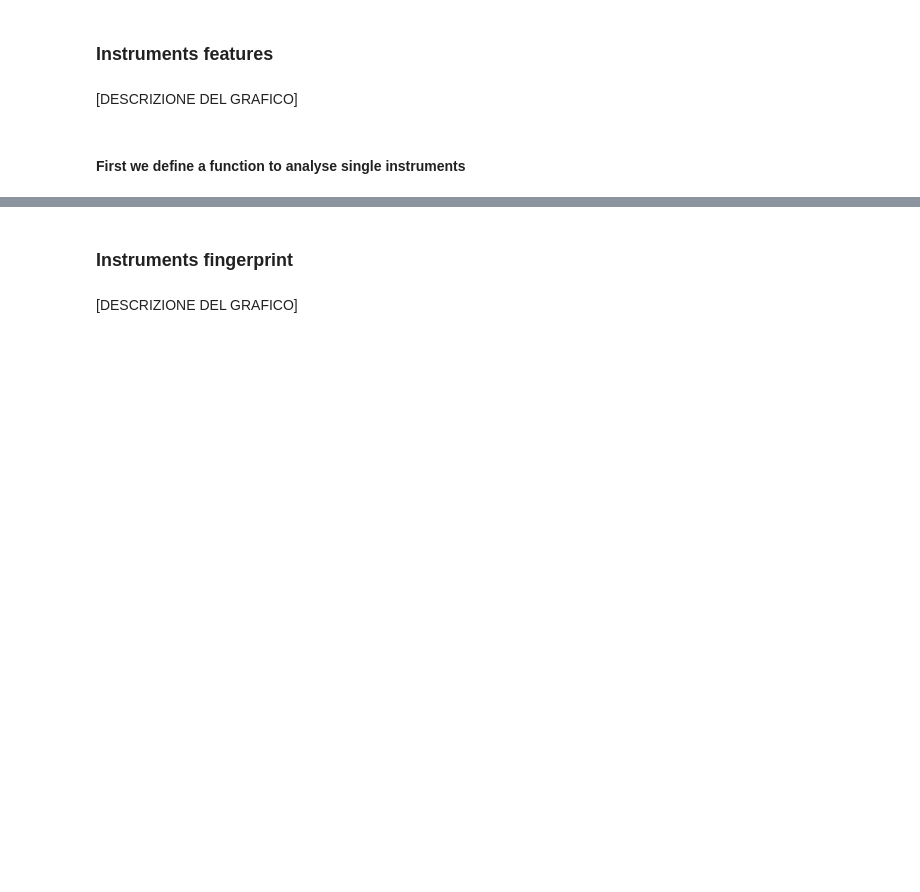
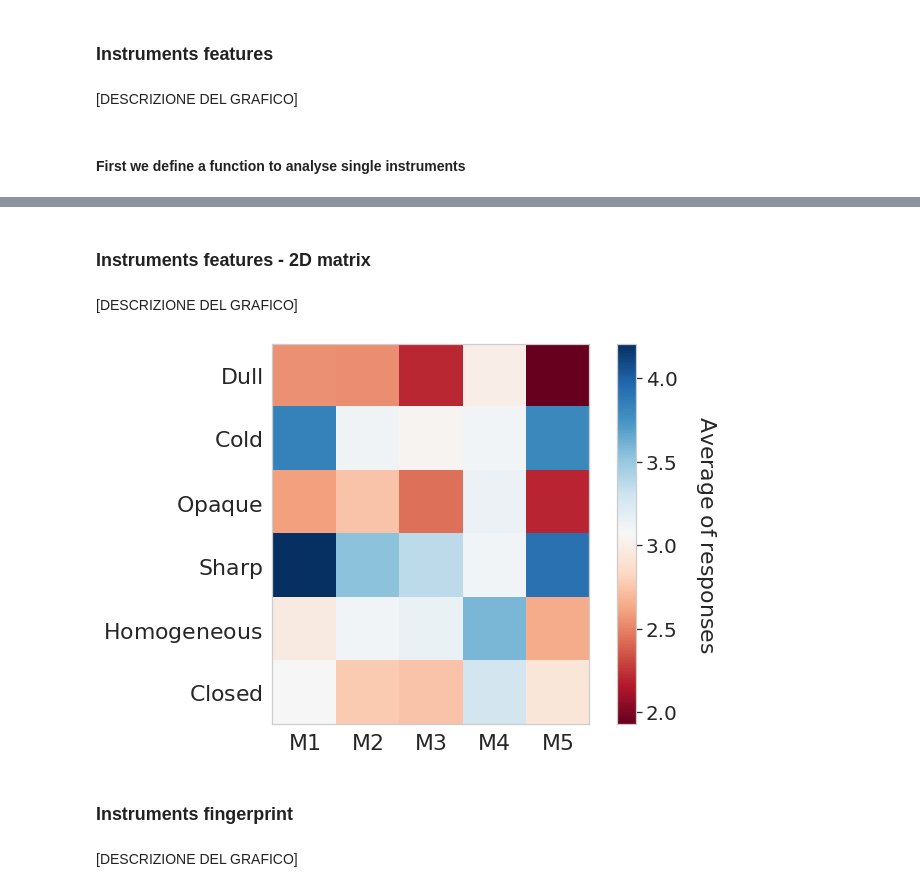
Before and after one commit to davidesalvi/mandolin_analysis, a Jupyter notebook: notebook/DataViz.ipynb, the cells around one changed output, grey strips where cells are left out. Saved outputs shown, nothing was run; the diff lists cells and outputs as text; code cells hidden in the pictures; blank space fills up the shorter version.

```diff
--- a/notebook/DataViz.ipynb
+++ b/notebook/DataViz.ipynb
@@ -329,3 +328,31 @@ plt.show()
+# %% [markdown]
+### Instruments features - 2D matrix <a class="anchor" id="features_2D_image"></a>
+# %%
+adjectives = [r'$\mathrm{Dull}$',r'$\mathrm{Cold}$',r'$\mathrm{Opaque}$',r'$\mathrm{Sharp}$',r'$\mathrm{Homogeneous}$',r'$\mathrm{Closed}$']
+mandolins = [r'$\mathrm{M1}$', r'$\mathrm{M2}$', r'$\mathrm{M3}$', r'$\mathrm{M4}$', r'$\mathrm{M5}$']
+
+mand1 = np.mean(data.iloc[:, 4:10], axis=0).to_list()
+mand2 = np.mean(data.iloc[:, 12:18], axis=0).to_list()
+mand3 = np.mean(data.iloc[:, 20:26], axis=0).to_list()
+mand4 = np.mean(data.iloc[:, 28:34], axis=0).to_list()
+mand5 = np.mean(data.iloc[:, 36:42], axis=0).to_list()
+# %% [markdown]
+[DESCRIZIONE DEL GRAFICO]
+# %%
+features_grid = np.array([mand1, mand2, mand3, mand4, mand5])
+plt.figure(figsize=(10, 7))
+sns.set_style("whitegrid", {'axes.grid' : False})
+
+plt.imshow(features_grid.T, cmap='RdBu')
+cbar = plt.colorbar()
+cbar.set_label(r'$\mathrm{Average\;of\;responses}$', rotation=270, size=22, labelpad=40)
+cbar.ax.tick_params(labelsize=20)
+
+plt.xticks(range(5), mandolins, size=22)
+plt.yticks(range(6), adjectives, size=22)
+plt.show()
+# %% [output]
+[figure, added]
 # %% [markdown]
 ### Instruments fingerprint <a class="anchor" id="polar_plot"></a>
 # %% [markdown]
```
Also changed, not shown: parts of 13 cells of this notebook, 1 other file.
